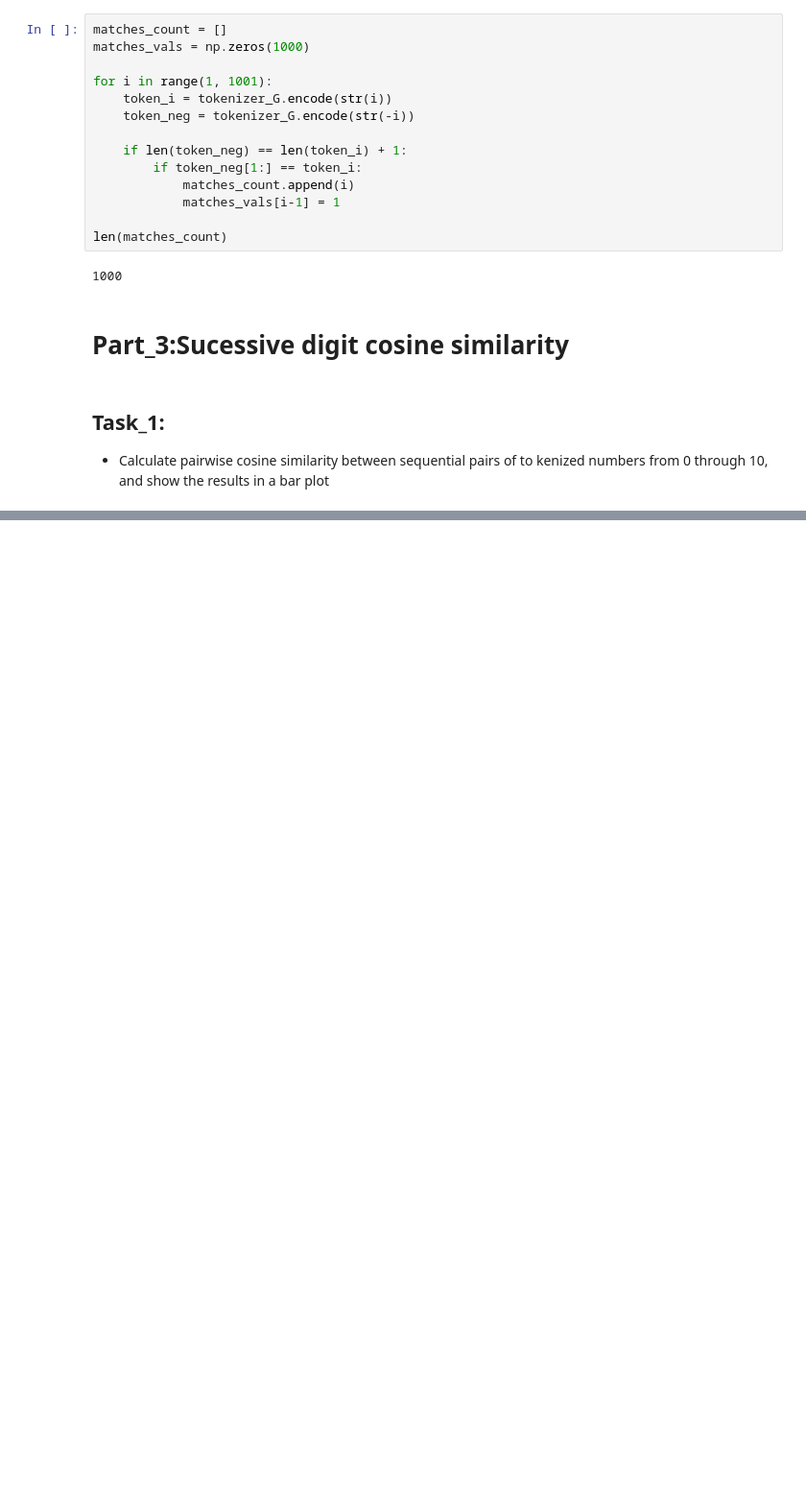
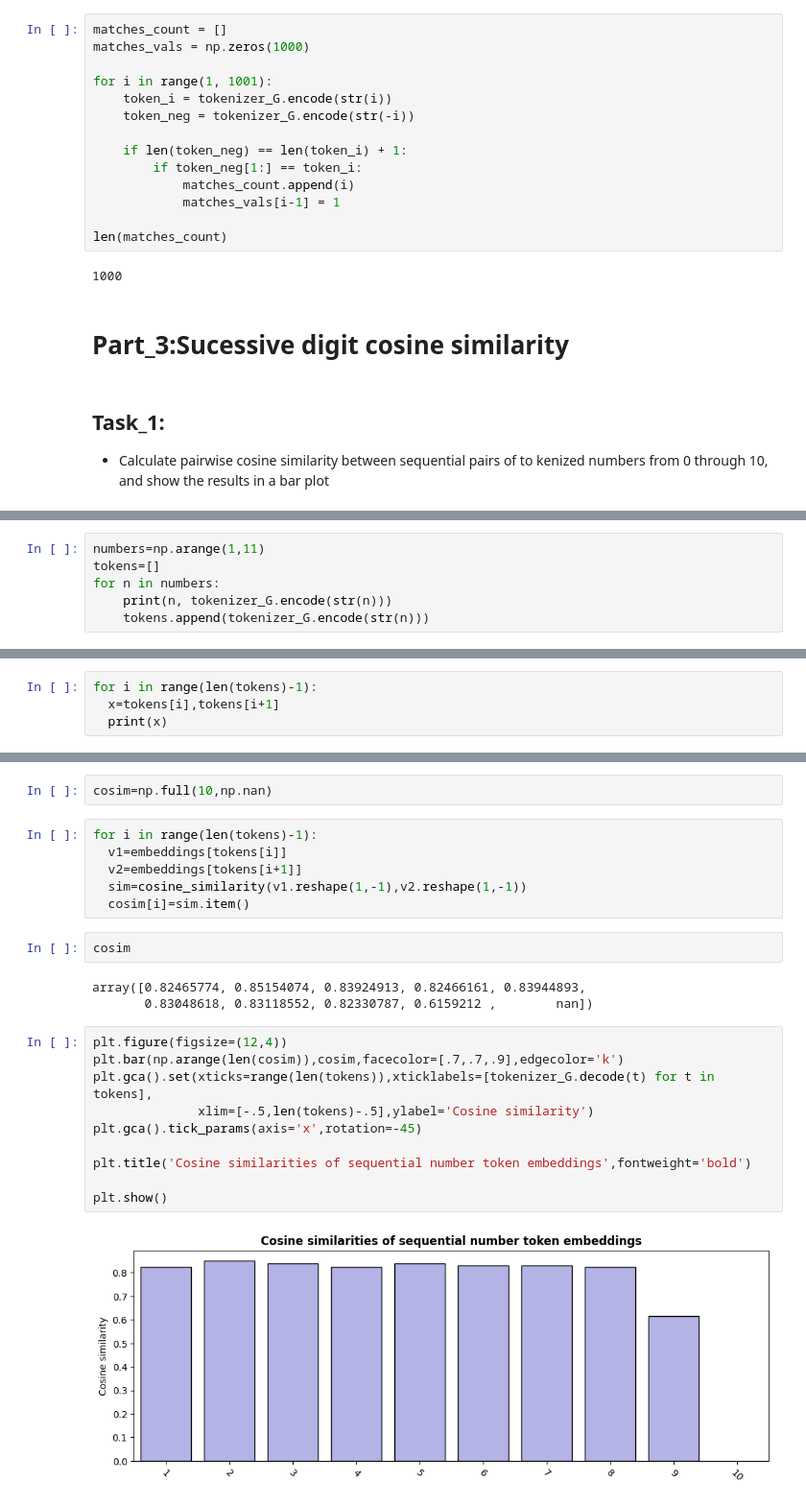
Before and after one commit to Saransh-Basu-01/50-Ml-Projects-to-understand-LLMs, a Jupyter notebook: Project_10_Sequential_Number_Cosine_Similarity.ipynb, the cells around one changed output, grey strips where cells are left out. Shown at 96% size. Drawn from its saved outputs; the diff is of its cells as text; blank space fills up the shorter version.

```diff
--- a/Project_10_Sequential_Number_Cosine_Similarity.ipynb
+++ b/Project_10_Sequential_Number_Cosine_Similarity.ipynb
@@ -134,0 +137,6 @@ plot
+# %%
+numbers=np.arange(1,11)
+tokens=[]
+for n in numbers:
+    print(n, tokenizer_G.encode(str(n)))
+    tokens.append(tokenizer_G.encode(str(n)))
@@ -134,0 +158,4 @@ plot
+# %%
+for i in range(len(tokens)-1):
+  x=tokens[i],tokens[i+1]
+  print(x)
@@ -134,0 +172,25 @@ plot
+# %%
+cosim=np.full(10,np.nan)
+# %%
+for i in range(len(tokens)-1):
+  v1=embeddings[tokens[i]]
+  v2=embeddings[tokens[i+1]]
+  sim=cosine_similarity(v1.reshape(1,-1),v2.reshape(1,-1))
+  cosim[i]=sim.item()
+# %%
+cosim
+# %% [output]
+array([0.82465774, 0.85154074, 0.83924913, 0.82466161, 0.83944893,
+       0.83048618, 0.83118552, 0.82330787, 0.6159212 ,        nan])
+# %%
+plt.figure(figsize=(12,4))
+plt.bar(np.arange(len(cosim)),cosim,facecolor=[.7,.7,.9],edgecolor='k')
+plt.gca().set(xticks=range(len(tokens)),xticklabels=[tokenizer_G.decode(t) for t in tokens],
+              xlim=[-.5,len(tokens)-.5],ylabel='Cosine similarity')
+plt.gca().tick_params(axis='x',rotation=-45)
+
+plt.title('Cosine similarities of sequential number token embeddings',fontweight='bold')
+
+plt.show()
+# %% [output]
+[figure, added]
```
Also changed, not shown: parts of 4 cells of this notebook.
